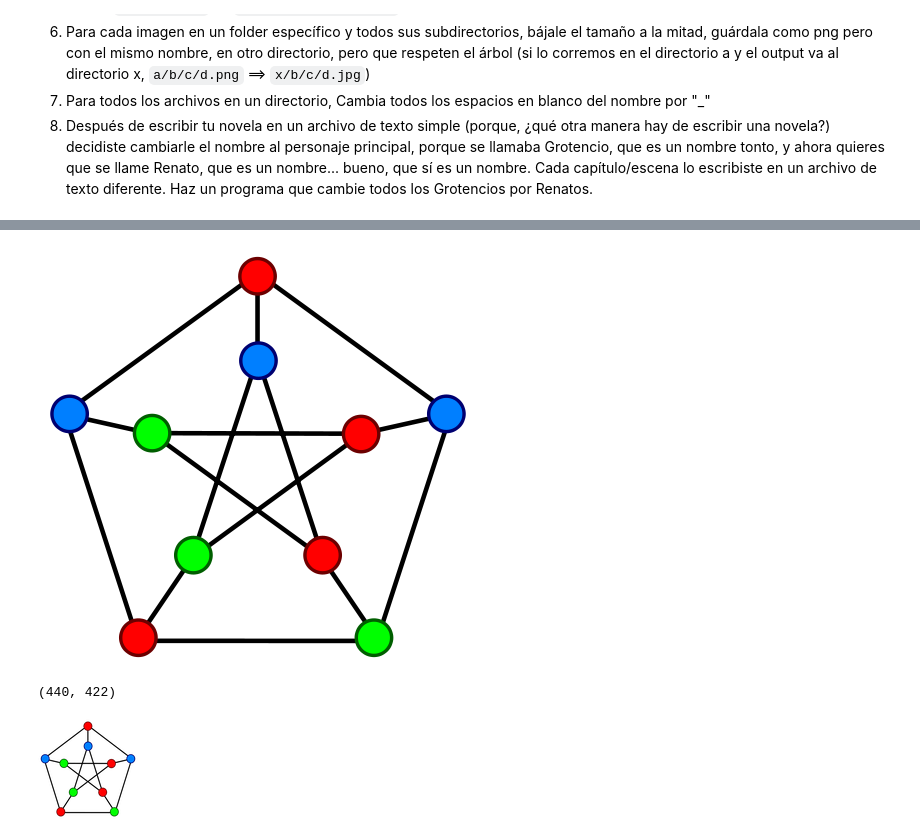
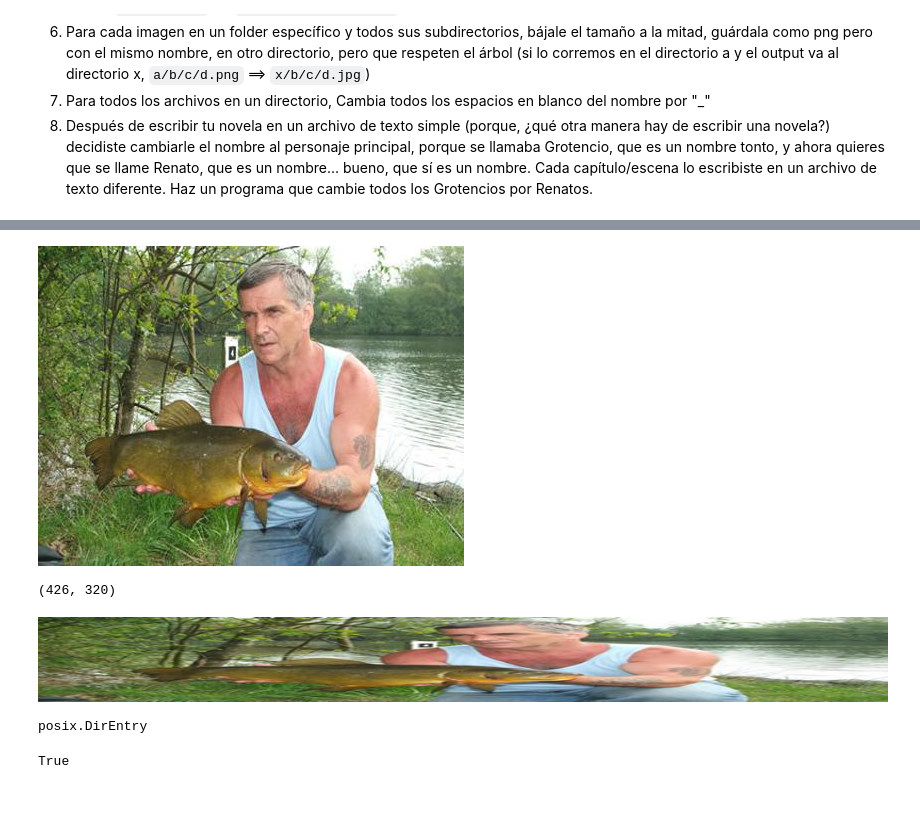
Before and after one commit to mraggi/ProgramacionParaMatematicos, a Jupyter notebook: 11.OS.ipynb, the cells around one changed output, grey strips where cells are left out. Drawn from its saved outputs; the diff is of its cells as text; code cells hidden in the pictures; blank space fills up the shorter version.

```diff
--- a/11.OS.ipynb
+++ b/11.OS.ipynb
@@ -215,14 +142,16 @@ img = Image.open(directorio/"petersen3coloring.png")
+# %%
+img = Image.open('/home/mraggi/Downloads/imagenette-320/train/n01440764/n01440764_10048.JPEG')
 # %%
 img
 # %% [output]
-[figure, old version]
+[figure, new version]
 # %%
 img.width, img.height
 # %% [output]
-(440, 422)
+(426, 320)
 # %%
-img.resize((100,100),resample=Image.LANCZOS)
+img.resize((1000,100),resample=Image.LANCZOS)
 # %% [output]
-[figure, old version]
+[figure, new version]
 # %%
 img.save("hola.png")
@@ -228,0 +164,8 @@ img.save("hola.png")
+# %%
+type(f)
+# %% [output]
+posix.DirEntry
+# %%
+f.is_dir()
+# %% [output]
+True
```
Also changed, not shown: parts of 52 cells of this notebook, 1 other file.
